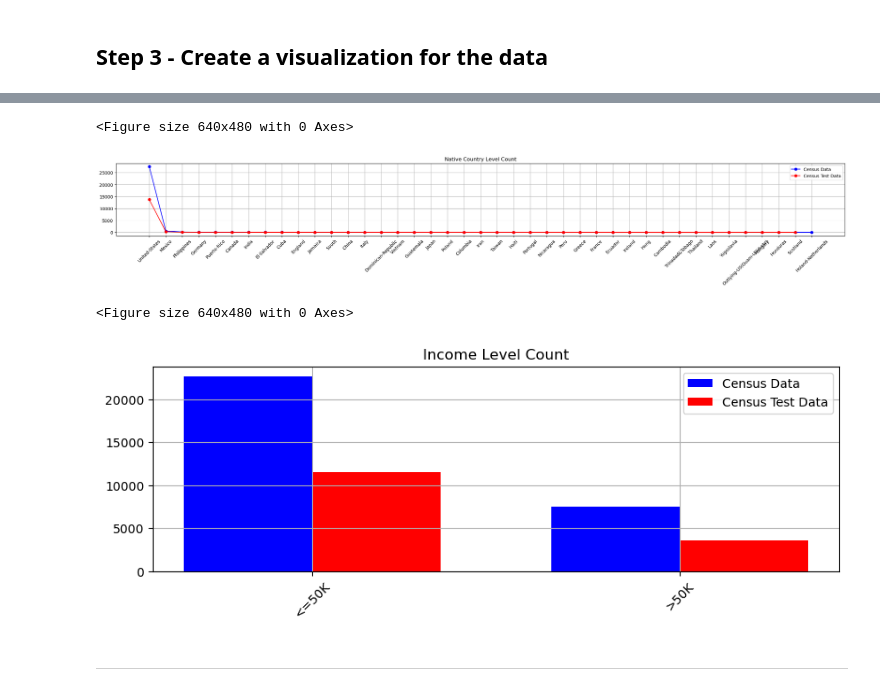
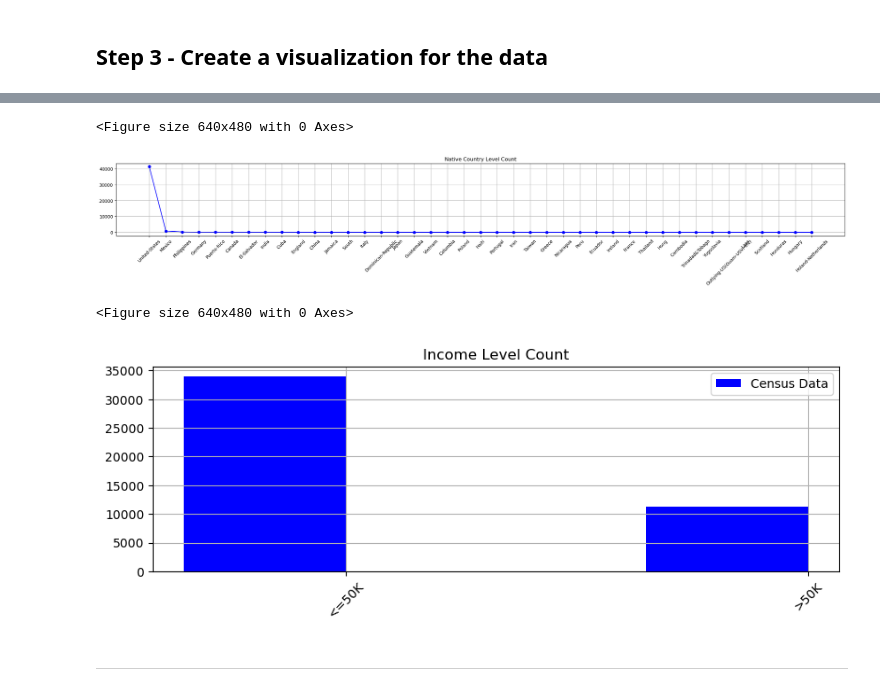
Before and after one commit to sppencerr/Census_Income_ML_Model_Team2, a Jupyter notebook: Group_2_Census_Income_ML_Model.ipynb, the cells around one changed output, grey strips where cells are left out. Saved outputs shown, nothing was run; the diff lists cells and outputs as text; code cells hidden in the pictures.

```diff
--- a/Group_2_Census_Income_ML_Model.ipynb
+++ b/Group_2_Census_Income_ML_Model.ipynb
@@ -95,3 +114,6 @@ census_df.head(10)
+# %%
+# Combine the census_df and census_test_df
+census_df = pd.concat([census_df, census_test_df])
 # %%
 # Check how many rows of census_df
 census_df.shape
@@ -471,43 +340,37 @@ plt.show()
 # %%
-# Create a visualization of the native country column for each census_df and census_test_df
-
+# Create a visualization of the native country column
 plt.clf()
 plt.figure(figsize=(30, 3))
 train_work_counts = census_df['native-country'].value_counts()
-test_work_counts = census_test_df['native-country'].value_counts()
 
 plt.plot(train_work_counts.index, train_work_counts.values, marker='o', color='blue')
-plt.plot(test_work_counts.index, test_work_counts.values, marker='o', color='red')
 plt.xticks(rotation=45)
 plt.title('Native Country Level Count')
-plt.legend(['Census Data', 'Census Test Data'])
 plt.grid(True)
 plt.show()
 # %% [output]
 <Figure size 640x480 with 0 Axes>
-[figure, old version]
+[figure, new version]
 # %%
-# Create a visualization of the income column for each census_df and census_test_df
+# Create a visualization of the income column
 
 plt.clf()
 plt.figure(figsize=(10, 3))
 train_work_counts = census_df['income'].value_counts()
-test_work_counts = census_test_df['income'].value_counts()
 
 index = np.arange(len(train_work_counts.index))
 width = 0.35
 
 plt.bar(index - width/2, train_work_counts.values, width, label='Census Data', color='blue')
-plt.bar(index + width/2, test_work_counts.values, width, label='Census Test Data', color='red')
 
 plt.xticks(index, train_work_counts.index, rotation=45)
 plt.title('Income Level Count')
 plt.legend()
 plt.grid(True)
 plt.show()
 # %% [output]
 <Figure size 640x480 with 0 Axes>
-[figure, old version]
+[figure, new version]
 # %% [markdown]
 -------------------------
 # %% [markdown]
```
Also changed, not shown: parts of 25 cells of this notebook, 1 other file.
